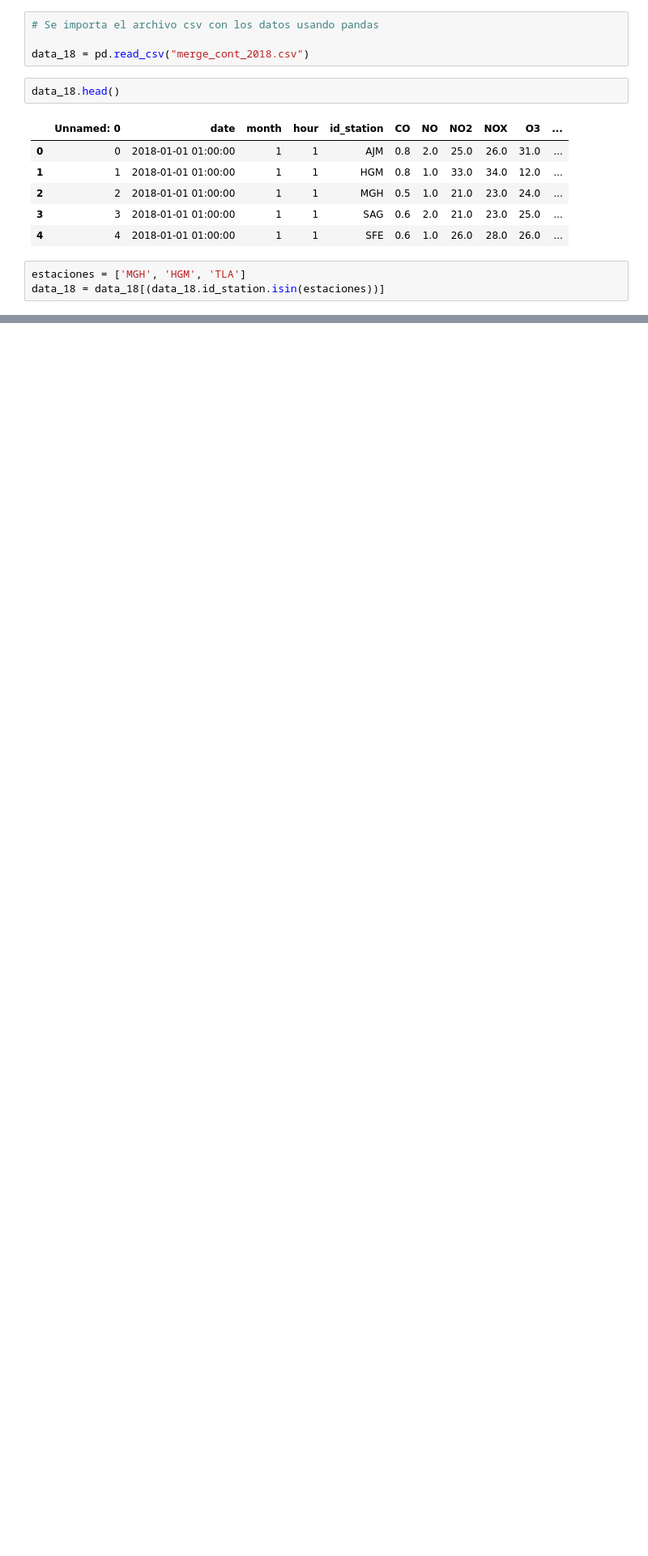
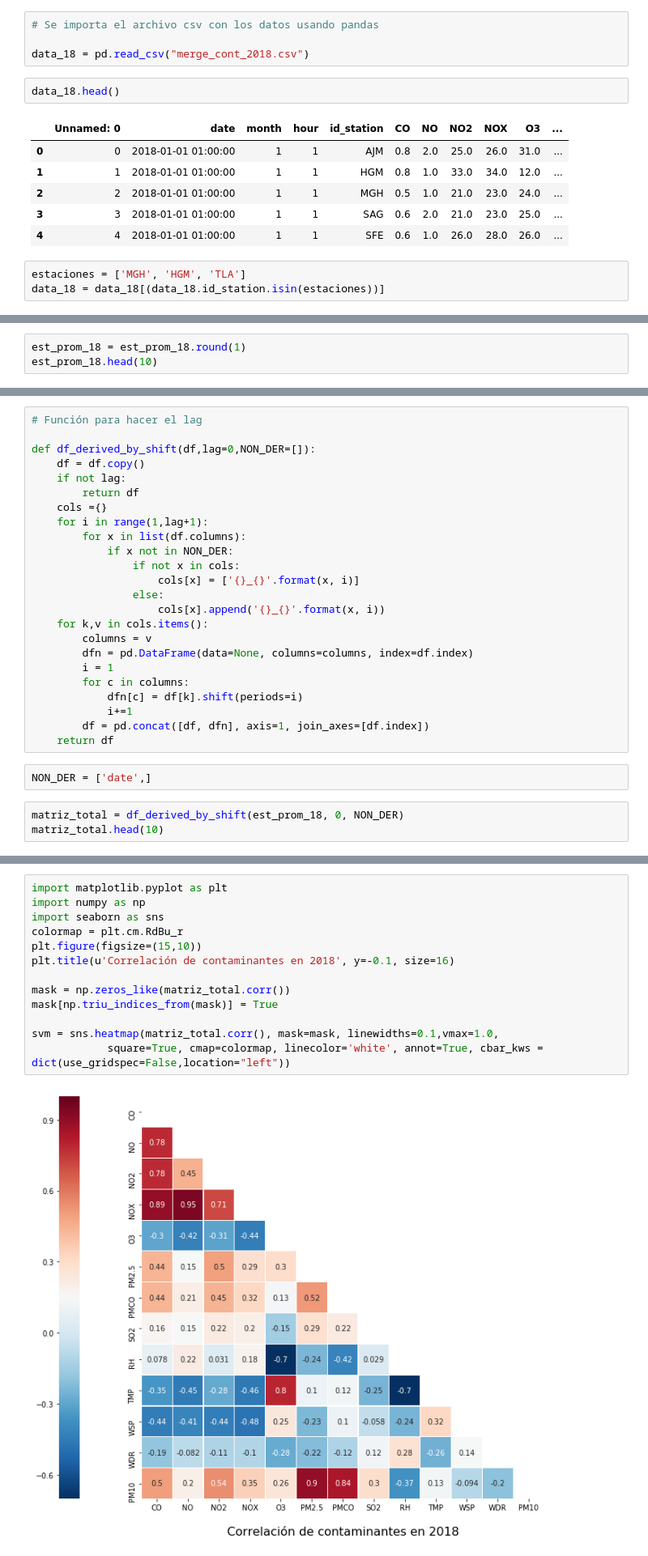
Before and after one commit to DanielBustillos/Forecast-pollution-CDMX, a Jupyter notebook: correlacion/Correlacion.ipynb, the cells around one changed output, grey strips where cells are left out. Shown at 81% size. Drawn from its saved outputs; the diff is of its cells as text; blank space fills up the shorter version.

```diff
--- a/correlacion/Correlacion.ipynb
+++ b/correlacion/Correlacion.ipynb
@@ -51,0 +59,3 @@ data_18.head(20)
+# %%
+est_prom_18 = est_prom_18.round(1)
+est_prom_18.head(10)
@@ -51,0 +75,29 @@ data_18.head(20)
+# %%
+# Función para hacer el lag
+
+def df_derived_by_shift(df,lag=0,NON_DER=[]):
+    df = df.copy()
+    if not lag:
+        return df
+    cols ={}
+    for i in range(1,lag+1):
+        for x in list(df.columns):
+            if x not in NON_DER:
+                if not x in cols:
+                    cols[x] = ['{}_{}'.format(x, i)]
+                else:
+                    cols[x].append('{}_{}'.format(x, i))
+    for k,v in cols.items():
+        columns = v
+        dfn = pd.DataFrame(data=None, columns=columns, index=df.index)
+        i = 1
+        for c in columns:
+            dfn[c] = df[k].shift(periods=i)
+            i+=1
+        df = pd.concat([df, dfn], axis=1, join_axes=[df.index])
+    return df
+# %%
+NON_DER = ['date',]
+# %%
+matriz_total = df_derived_by_shift(est_prom_18, 0, NON_DER)
+matriz_total.head(10)
@@ -51,0 +134,15 @@ data_18.head(20)
+# %%
+import matplotlib.pyplot as plt
+import numpy as np
+import seaborn as sns
+colormap = plt.cm.RdBu_r
+plt.figure(figsize=(15,10))
+plt.title(u'Correlación de contaminantes en 2018', y=-0.1, size=16)
+
+mask = np.zeros_like(matriz_total.corr())
+mask[np.triu_indices_from(mask)] = True
+
+svm = sns.heatmap(matriz_total.corr(), mask=mask, linewidths=0.1,vmax=1.0,
+            square=True, cmap=colormap, linecolor='white', annot=True, cbar_kws = dict(use_gridspec=False,location="left"))
+# %% [output]
+[figure, added]
```
Also changed, not shown: parts of 24 cells of this notebook, 4 other files.
